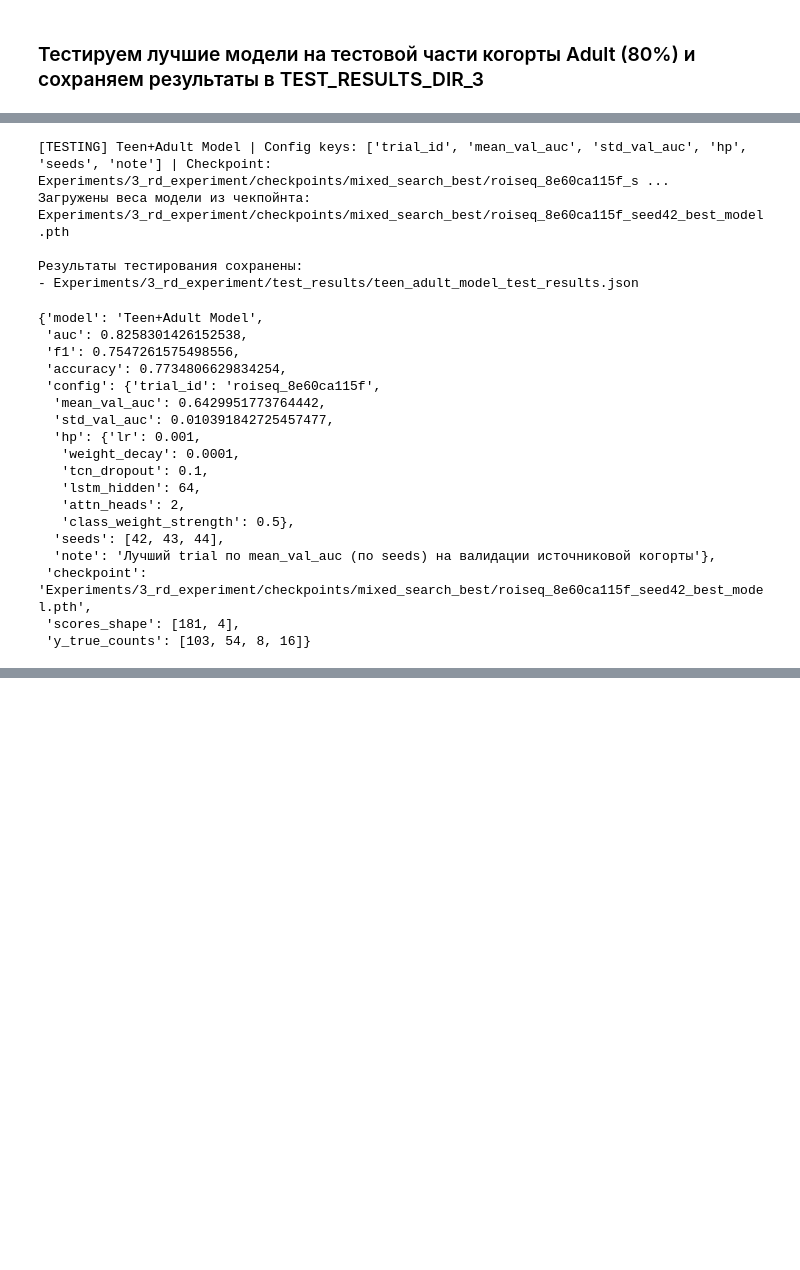
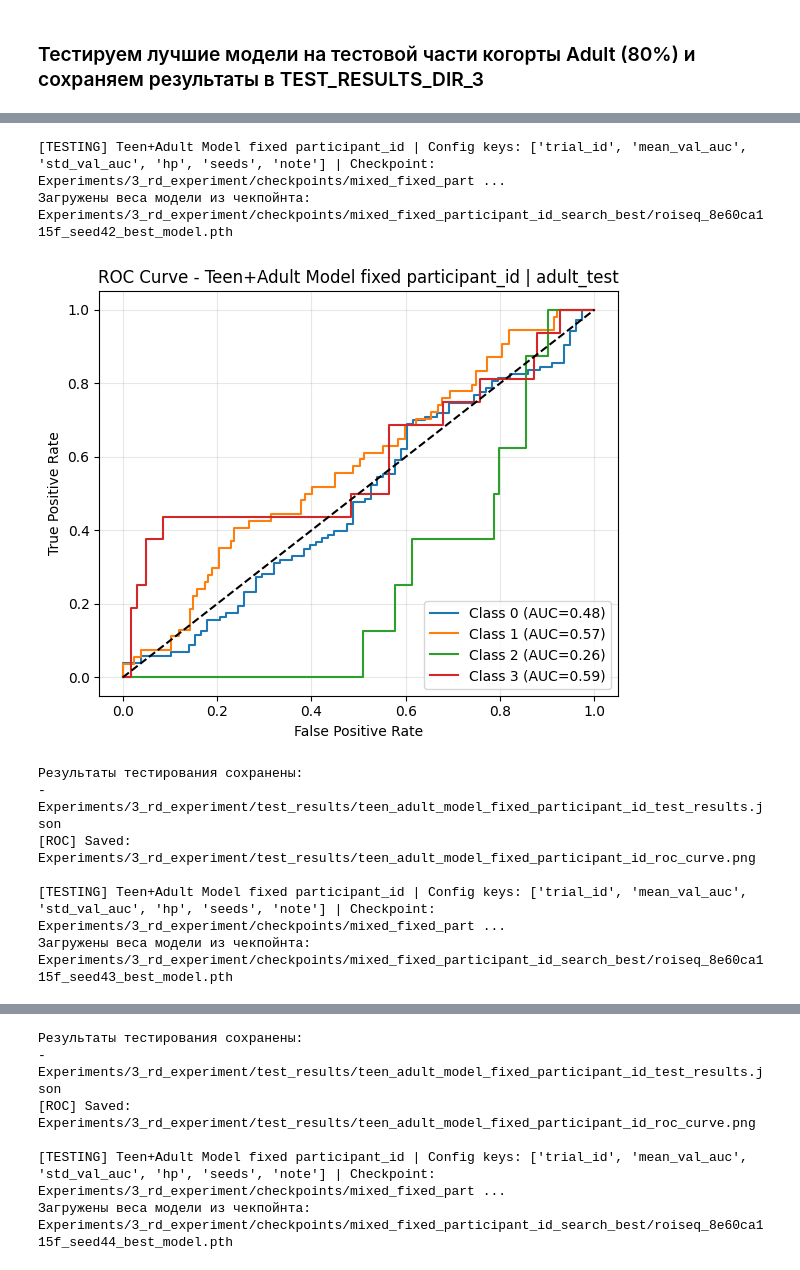
Before and after one commit to Amissum/ADHD_connectome_biomarkers_transfer_research, a Jupyter notebook: ADHD200/Pipelines/AthenaPipeline/Iter_3_ADHD200_train_v3.ipynb, the cells around one changed output, grey strips where cells are left out. Drawn from its saved outputs; the diff is of its cells as text; code cells hidden in the pictures; blank space fills up the shorter version.

```diff
--- a/ADHD200/Pipelines/AthenaPipeline/Iter_3_ADHD200_train_v3.ipynb
+++ b/ADHD200/Pipelines/AthenaPipeline/Iter_3_ADHD200_train_v3.ipynb
@@ -5959,48 +6429,32 @@ test_best_models_on_adult_test(
 # %%
-# Тестирование модели, обученной на смешанном датасете Teen + Adult(0.2), на тестовой части когорты Adult
-model_name_mixed = "Teen+Adult Model"
-best_cfg_mixed_path = os.path.join(BEST_DIR_MIXED_3, "best_config.json")
+# Тестирование модели, обученной на смешанном датасете Teen + Adult(0.2), на тестовой части когорты Adult с поправкой на participant_id
+model_name_mixed_fixed_participant_id = "Teen+Adult Model fixed participant_id"
+best_cfg_mixed_fixed_participant_id_path = os.path.join(BEST_DIR_MIXED_FIXED_PARTICIPANT_ID_3, "best_config.json")
 
-with open(best_cfg_mixed_path, "r", encoding="utf-8") as f:
-    best_cfg_mixed = json.load(f)
+with open(best_cfg_mixed_fixed_participant_id_path, "r", encoding="utf-8") as f:
+    best_cfg_mixed_fixed_participant_id = json.load(f)
 
-trial_id_mixed = best_cfg_mixed.get("trial_id")
-if not trial_id_mixed:
+trial_id_mixed_fixed_participant_id = best_cfg_mixed_fixed_participant_id.get("trial_id")
+if not trial_id_mixed_fixed_participant_id:
     raise KeyError("best_config.json for mixed model has no 'trial_id'")
 
-best_ckpt_mixed_path = os.path.join(BEST_DIR_MIXED_3, f"{trial_id_mixed}_seed42_best_model.pth")
-
-test_best_models_on_adult_test(
-    best_cfg=best_cfg_mixed,
-    best_ckpt=best_ckpt_mixed_path,
-    model_name=model_name_mixed,
+result_mixed_fixed_participant_id = test_best_model_all_seeds(
+    best_config=best_cfg_mixed_fixed_participant_id,
+    best_checkpoint_dir=BEST_DIR_MIXED_FIXED_PARTICIPANT_ID_3,
+    model_name=model_name_mixed_fixed_participant_id,
     test_loader=experiment_3_data_loader_for_search_adult_sampler_inference.inference_loader,
     device=DEVICE,
     n_classes=N_CLASSES,
     cov_dim=COV_DIM,
-    results_dir=TEST_RESULTS_DIR_3
+    results_dir=TEST_RESULTS_DIR_3,
 )
 # %% [output]
-[TESTING] Teen+Adult Model | Config keys: ['trial_id', 'mean_val_auc', 'std_val_auc', 'hp', 'seeds', 'note'] | Checkpoint: Experiments/3_rd_experiment/checkpoints/mixed_search_best/roiseq_8e60ca115f_s ...
-Загружены веса модели из чекпойнта: Experiments/3_rd_experiment/checkpoints/mixed_search_best/roiseq_8e60ca115f_seed42_best_model.pth
-
-Результаты тестирования сохранены:
-- Experiments/3_rd_experiment/test_results/teen_adult_model_test_results.json
+[TESTING] Teen+Adult Model fixed participant_id | Config keys: ['trial_id', 'mean_val_auc', 'std_val_auc', 'hp', 'seeds', 'note'] | Checkpoint: Experiments/3_rd_experiment/checkpoints/mixed_fixed_part ...
+Загружены веса модели из чекпойнта: Experiments/3_rd_experiment/checkpoints/mixed_fixed_participant_id_search_best/roiseq_8e60ca115f_seed42_best_model.pth
+[figure, added]
-{'model': 'Teen+Adult Model',
- 'auc': 0.8258301426152538,
- 'f1': 0.7547261575498556,
- 'accuracy': 0.7734806629834254,
- 'config': {'trial_id': 'roiseq_8e60ca115f',
-  'mean_val_auc': 0.6429951773764442,
-  'std_val_auc': 0.010391842725457477,
-  'hp': {'lr': 0.001,
-   'weight_decay': 0.0001,
-   'tcn_dropout': 0.1,
-   'lstm_hidden': 64,
-   'attn_heads': 2,
-   'class_weight_strength': 0.5},
-  'seeds': [42, 43, 44],
-  'note': 'Лучший trial по mean_val_auc (по seeds) на валидации источниковой когорты'},
- 'checkpoint': 'Experiments/3_rd_experiment/checkpoints/mixed_search_best/roiseq_8e60ca115f_seed42_best_model.pth',
- 'scores_shape': [181, 4],
- 'y_true_counts': [103, 54, 8, 16]}
+Результаты тестирования сохранены:
+- Experiments/3_rd_experiment/test_results/teen_adult_model_fixed_participant_id_test_results.json
+[ROC] Saved: Experiments/3_rd_experiment/test_results/teen_adult_model_fixed_participant_id_roc_curve.png
+
+[TESTING] Teen+Adult Model fixed participant_id | Config keys: ['trial_id', 'mean_val_auc', 'std_val_auc', 'hp', 'seeds', 'note'] | Checkpoint: Experiments/3_rd_experiment/checkpoints/mixed_fixed_part ...
+Загружены веса модели из чекпойнта: Experiments/3_rd_experiment/checkpoints/mixed_fixed_participant_id_search_best/roiseq_8e60ca115f_seed43_best_model.pth
@@ -6006,0 +6462,6 @@ test_best_models_on_adult_test(
+Результаты тестирования сохранены:
+- Experiments/3_rd_experiment/test_results/teen_adult_model_fixed_participant_id_test_results.json
+[ROC] Saved: Experiments/3_rd_experiment/test_results/teen_adult_model_fixed_participant_id_roc_curve.png
+
+[TESTING] Teen+Adult Model fixed participant_id | Config keys: ['trial_id', 'mean_val_auc', 'std_val_auc', 'hp', 'seeds', 'note'] | Checkpoint: Experiments/3_rd_experiment/checkpoints/mixed_fixed_part ...
+Загружены веса модели из чекпойнта: Experiments/3_rd_experiment/checkpoints/mixed_fixed_participant_id_search_best/roiseq_8e60ca115f_seed44_best_model.pth
```
Also changed, not shown: parts of 36 cells of this notebook.
